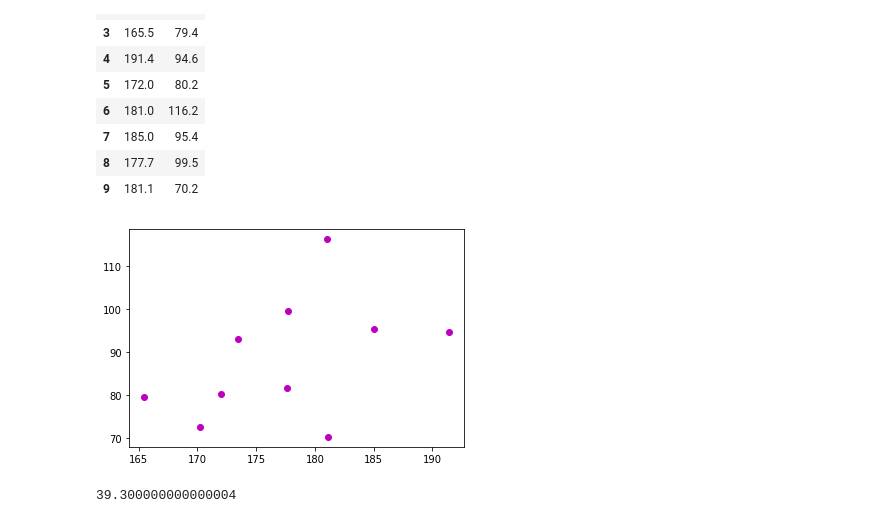
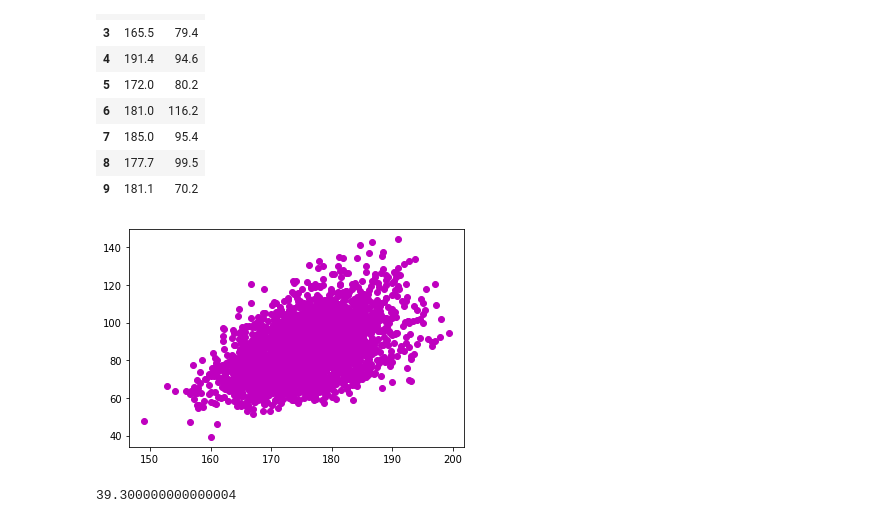
Before and after one commit to ViceSyndicate/Big_data, a Jupyter notebook: test_plots/test_plots.ipynb, the cells around one changed output. Cells and saved outputs as stored; diff of their text form; code cells hidden in the pictures.

```diff
--- a/test_plots/test_plots.ipynb
+++ b/test_plots/test_plots.ipynb
@@ -48,26 +50,26 @@ small_df.head(15)
 # %%
 #matplotlib.pyplot.subplot
 #weight_height_male_df.plot(x='Kg', y='Cm', kind='scatter')
-small_df = weight_height_male_df.head(10)
+small_df = weight_height_male_df.head(3000)
 #small_df.head(15)
 #small_df.plot(x='Kg', y='Cm',)
 
 height = []
 weight = []
 
 for row in small_df.itertuples():
     ones_height = row[1]
     ones_weight = row[2]
     height.append(ones_height)
     weight.append(ones_weight)
 
 #'r = color, o = dots'
 #We can set this value with each persons.size val
 colors = ['go', 'yo', 'co', 'bo', 'ro', 'po', 'mo']
 plt.plot(height, weight, 'mo')
 plt.show()
 # %% [output]
-[figure, old version]
+[figure, new version]
 # %%
 weight_height_male_df['Kg'].min()
 #.round(decimal=1)
```
Also changed, not shown: parts of 7 cells of this notebook, 3 other files.
